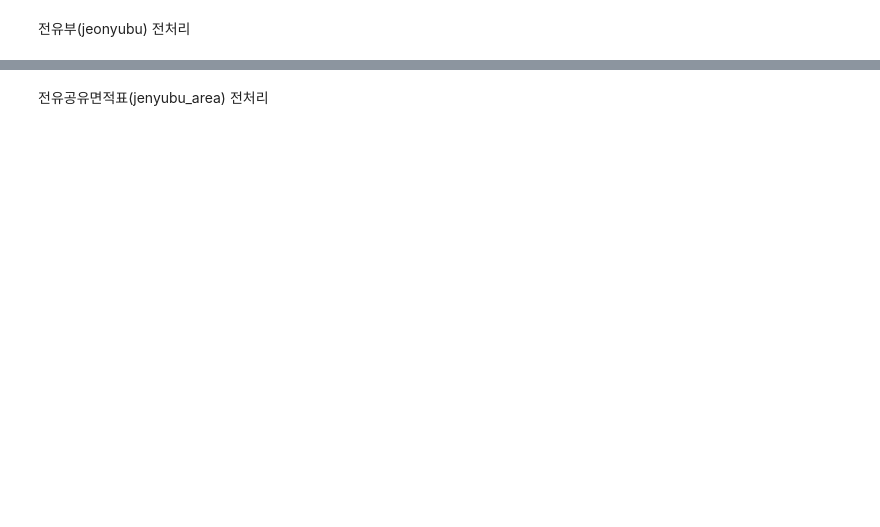
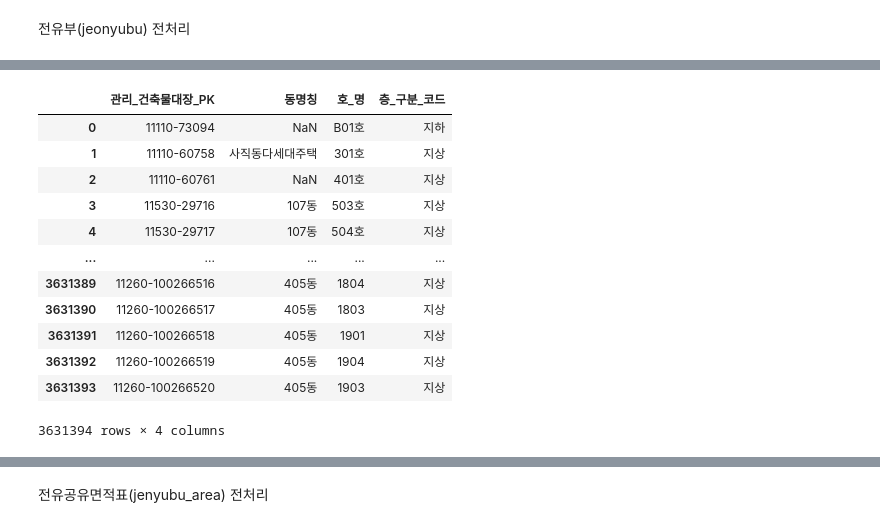
Before and after one commit to Capstone-4/BuildingPre, a Jupyter notebook: building.ipynb, the cells around one changed output, grey strips where cells are left out. Drawn from its saved outputs; the diff is of its cells as text; code cells hidden in the pictures; blank space fills up the shorter version.

```diff
--- a/building.ipynb
+++ b/building.ipynb
@@ -504,5 +365,21 @@ jeonyubu.head()
 # %%
 # 할게 없지만 변수명 통일
 pre_jeonyubu = jeonyubu
+# %%
+pre_jeonyubu
+# %% [output]
+|  | 관리_건축물대장_PK | 동명칭 | 호_명 | 층_구분_코드 |
+| 0 | 11110-73094 | NaN | B01호 | 지하 |
+| 1 | 11110-60758 | 사직동다세대주택 | 301호 | 지상 |
+| 2 | 11110-60761 | NaN | 401호 | 지상 |
+| 3 | 11530-29716 | 107동 | 503호 | 지상 |
+| 4 | 11530-29717 | 107동 | 504호 | 지상 |
+| ... | ... | ... | ... | ... |
+| 3631389 | 11260-100266516 | 405동 | 1804 | 지상 |
+| 3631390 | 11260-100266517 | 405동 | 1803 | 지상 |
+| 3631391 | 11260-100266518 | 405동 | 1901 | 지상 |
+| 3631392 | 11260-100266519 | 405동 | 1904 | 지상 |
+| 3631393 | 11260-100266520 | 405동 | 1903 | 지상 |
+3631394 rows × 4 columns
 # %%
 pre_jeonyubu[pre_jeonyubu["관리_건축물대장_PK"] == "11680-100262797"]
```
Also changed, not shown: parts of 44 cells of this notebook, 21 other files.
